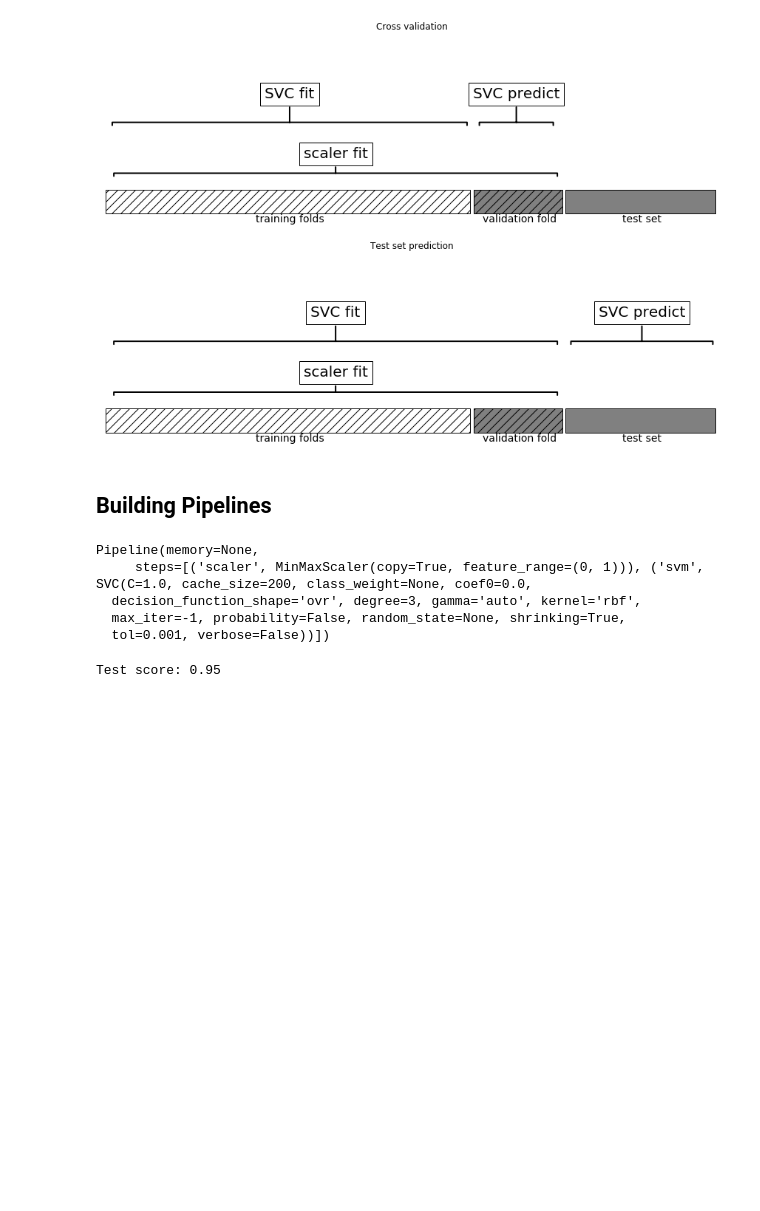
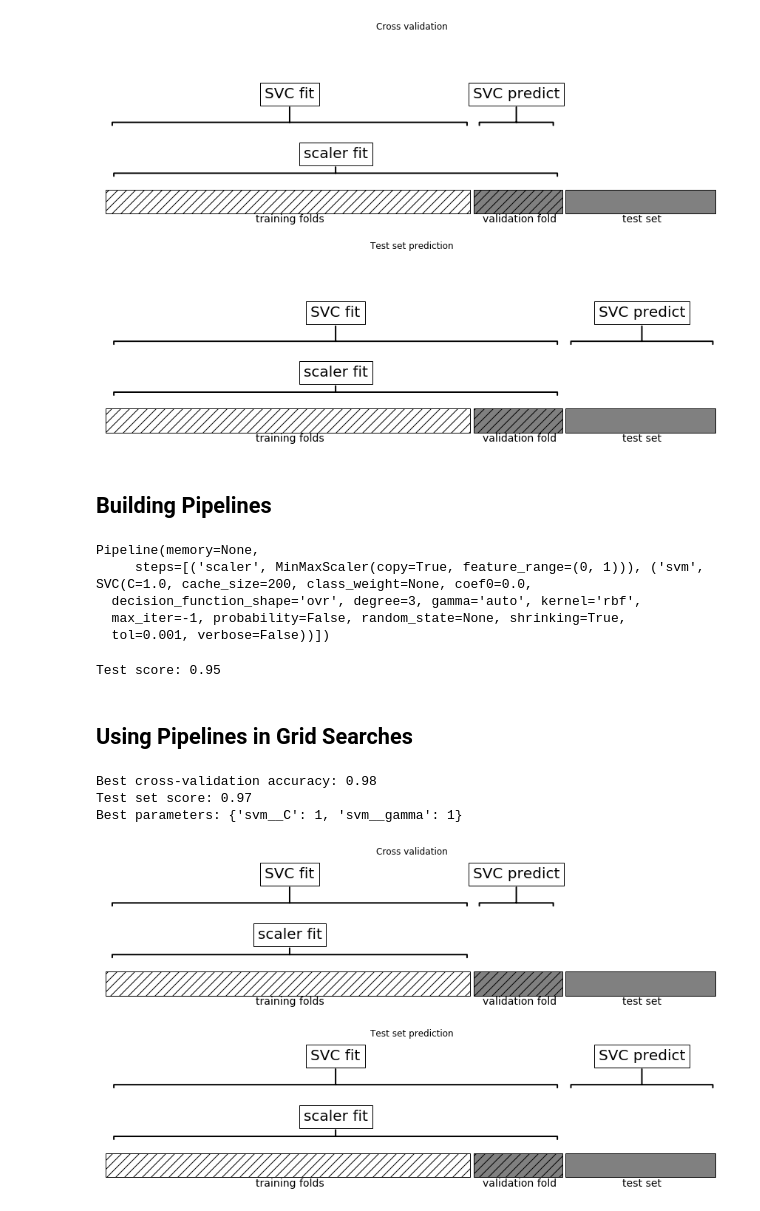
Before and after one commit to rodferro/introduction-to-ml, a Jupyter notebook: 06-algorithm-chains-and-pipelines.ipynb, the cells around one changed output. Saved outputs shown, nothing was run; the diff lists cells and outputs as text; code cells hidden in the pictures; blank space fills up the shorter version.

Commit message:
Add Using Pipelines in Grid Searches

```diff
--- a/06-algorithm-chains-and-pipelines.ipynb
+++ b/06-algorithm-chains-and-pipelines.ipynb
@@ -69,3 +69,5 @@ Pipeline(memory=None,
 print("Test score: {:.2f}".format(pipe.score(X_test, y_test)))
 # %% [output]
 Test score: 0.95
+# %% [markdown]
+## Using Pipelines in Grid Searches
@@ -71,0 +77,14 @@ Test score: 0.95
+# %%
+grid = GridSearchCV(pipe, param_grid=param_grid, cv=5)
+grid.fit(X_train, y_train)
+print("Best cross-validation accuracy: {:.2f}".format(grid.best_score_))
+print("Test set score: {:.2f}".format(grid.score(X_test, y_test)))
+print("Best parameters: {}".format(grid.best_params_))
+# %% [output]
+Best cross-validation accuracy: 0.98
+Test set score: 0.97
+Best parameters: {'svm__C': 1, 'svm__gamma': 1}
+# %%
+mglearn.plots.plot_proper_processing()
+# %% [output]
+[figure, added]
```
Also changed, not shown: parts of 1 cell of this notebook.
